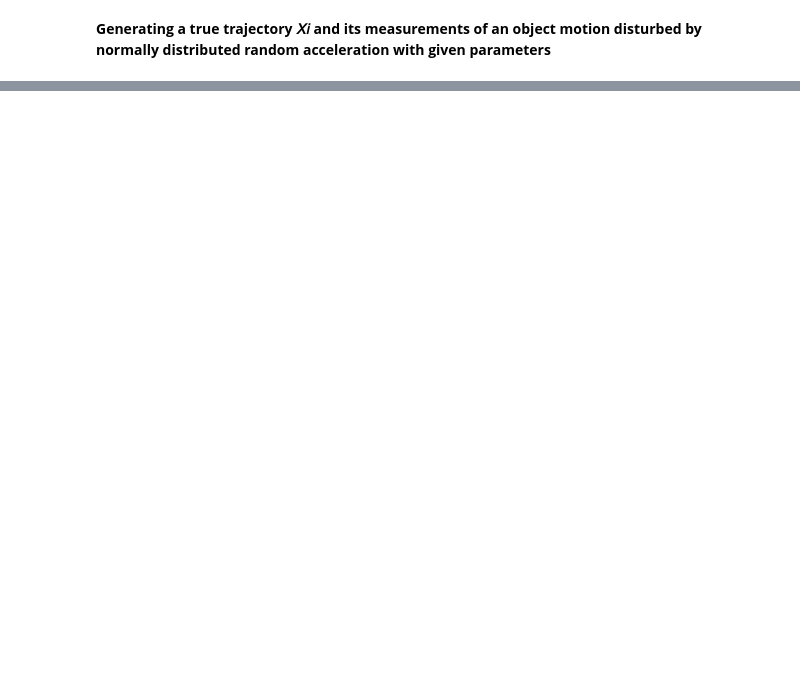
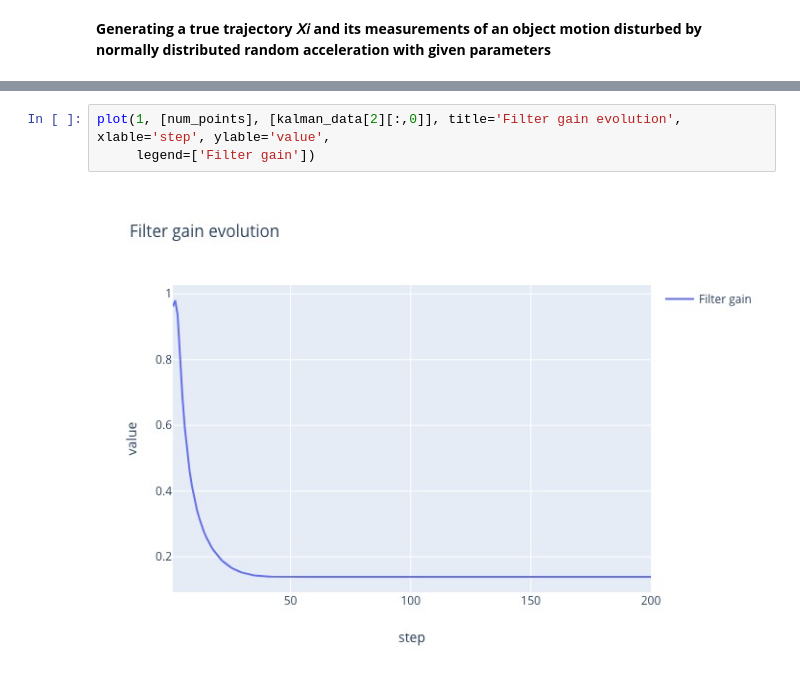
Before and after one commit to gornekich/ExpDataProc, a Jupyter notebook: Assignment5/Assignment5.ipynb, the cells around one changed output, grey strips where cells are left out. Saved outputs shown, nothing was run; the diff lists cells and outputs as text; blank space fills up the shorter version.

```diff
--- a/Assignment5/Assignment5.ipynb
+++ b/Assignment5/Assignment5.ipynb
@@ -126,0 +146,5 @@ shape[0]
+# %%
+plot(1, [num_points], [kalman_data[2][:,0]], title='Filter gain evolution', xlable='step', ylable='value',
+     legend=['Filter gain'])
+# %% [output]
+[figure, added]
```
Also changed, not shown: parts of 65 cells of this notebook, 1 other file.
